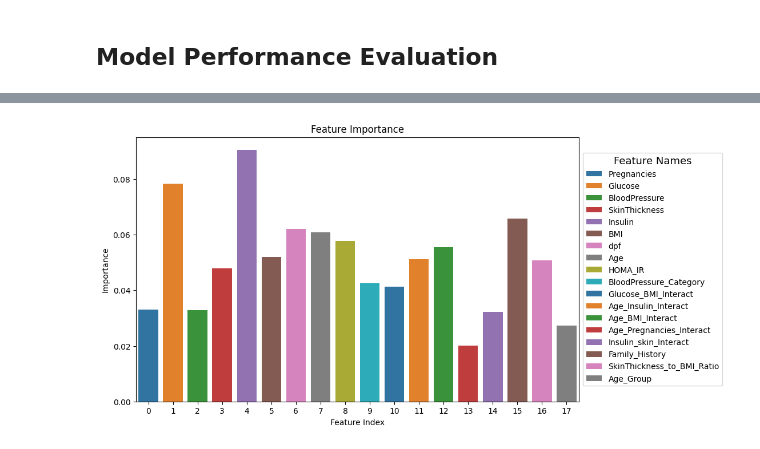
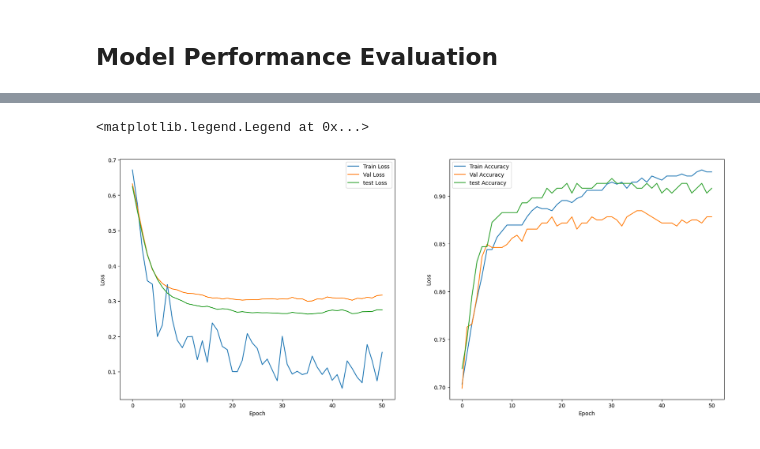
Before and after one commit to AmirMohammadiKarbalaei/Pima-Indians-Diabetes, a Jupyter notebook: Model.ipynb, the cells around one changed output, grey strips where cells are left out. Saved outputs shown, nothing was run; the diff lists cells and outputs as text; code cells hidden in the pictures.

```diff
--- a/Model.ipynb
+++ b/Model.ipynb
@@ -338,0 +182,15 @@ Early stopping at epoch 99 as test accuracy has not improved for 50 epochs.
+# %%
+# Set random seed for reproducibility
+seed = 42
+random.seed(seed)
+np.random.seed(seed)
+torch.manual_seed(seed)
+torch.cuda.manual_seed_all(seed)
+
+param = {'batch_size': 32, 'lr': 0.001, 'n1': 32, 'n2': 64}
+model = create_model(param["n1"], param['n2'], X_train.shape[1]).to(device)
+
+loss_fn = nn.BCELoss()
+optimizer = optim.Adam(model.parameters(), lr=param['lr'])
+
+train, validation, test = train_model(model, X_train, y_train, X_val, y_val, X_test, y_test, optimizer, loss_fn)
@@ -390,36 +216,0 @@ plt.show()
-# %%
-
-columns = ['Pregnancies', 'Glucose', 'BloodPressure', 'SkinThickness', 'Insulin',
-       'BMI', 'DiabetesPedigreeFunction', 'Age', 'Outcome', 'HOMA_IR',
-       'BloodPressure_Category', 'Glucose_BMI_Interact',
-       'Age_Insulin_Interact', 'Age_BMI_Interact', 'Age_Pregnancies_Interact',
-       'Insulin_skin_Interact', 'Family_History', 'SkinThickness_to_BMI_Ratio',
-       'Age_Group']
-data = pd.DataFrame(df,columns=columns)
-feature_names = data.columns.drop("Outcome").map(lambda x: "dpf" if x == "DiabetesPedigreeFunction" else x)
-
-
-
-# Calculate feature importance
-feature_importance = calculate_feature_importance(model, X_train)
-
-# Plot the feature importance with labels
-# Assuming 'feature_names' is a list containing the names of the features
-colors = sns.color_palette(n_colors=len(feature_importance))
-
-plt.figure(figsize=(10, 6))
-ax = sns.barplot(x=np.arange(len(feature_importance)), y=feature_importance, palette=colors, hue=feature_names)
-
-# Remove the legend from the plot
-ax.legend_.remove()
-
-plt.xlabel('Feature Index')
-plt.ylabel('Importance')
-plt.title('Feature Importance')
-
-# Create a legend outside the plot area
-plt.legend(title="Feature Names", title_fontsize='13', loc='center left', bbox_to_anchor=(1, 0.5))
-
-plt.show()
-# %% [output]
-[figure, removed]
@@ -427,0 +217,21 @@ importance_dict = {'importance':feature_importance,'feature':feature_names}
+# %%
+plt.figure(figsize=(20, 8))
+
+plt.subplot(1, 2, 1)
+plt.plot(train["Loss"][0], label='Train Loss')
+plt.plot(validation["Loss"][0], label='Val Loss')
+plt.plot(test["Loss"][0], label='test Loss')
+plt.xlabel('Epoch')
+plt.ylabel('Loss')
+plt.legend()
+
+plt.subplot(1, 2, 2)
+plt.plot(train["Accuracy"][0], label='Train Accuracy')
+plt.plot(validation["Accuracy"][0], label='Val Accuracy')
+plt.plot(test["Accuracy"][0], label='test Accuracy')
+plt.xlabel('Epoch')
+plt.ylabel('Loss')
+plt.legend()
+# %% [output]
+<matplotlib.legend.Legend at 0x...>
+[figure, added]
```
Also changed, not shown: parts of 43 cells of this notebook, 4 other files.
